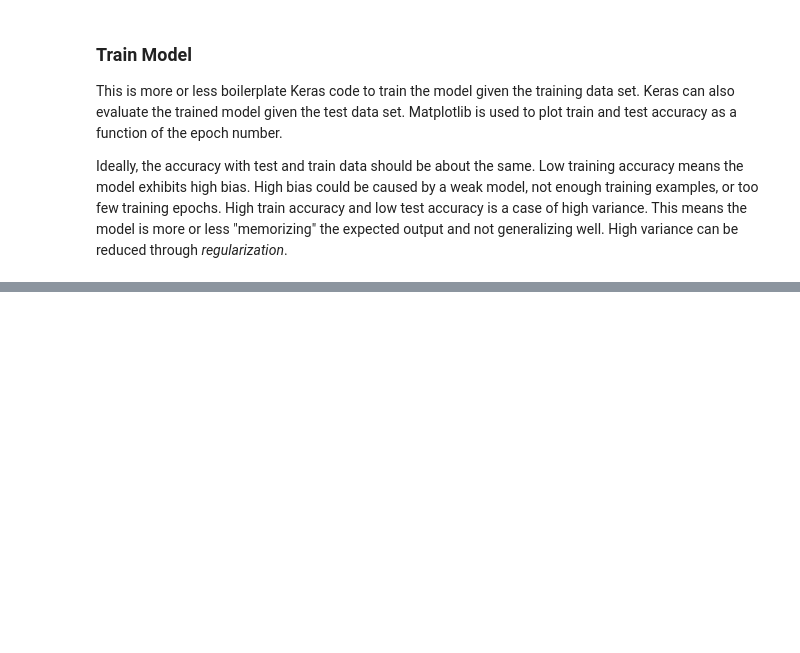
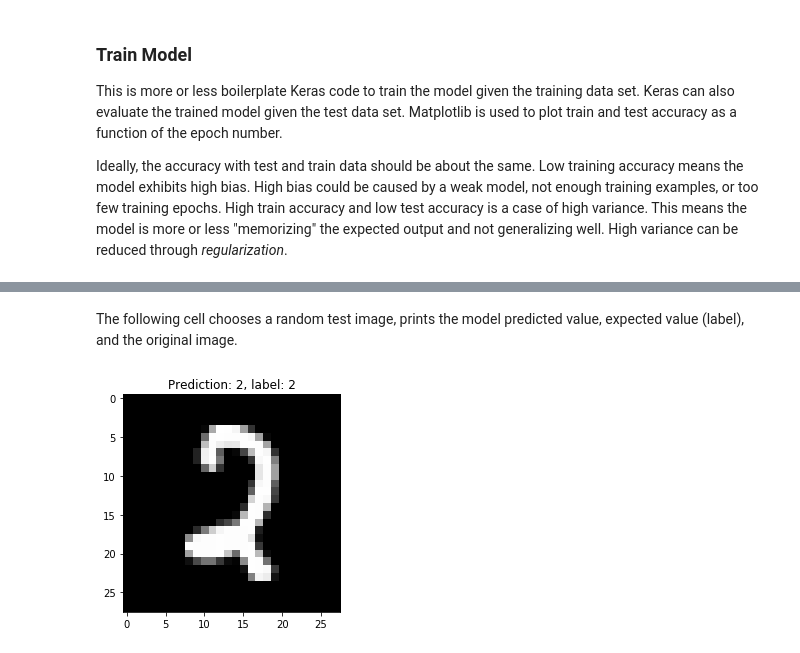
Before and after one commit to msiddalingaiah/MachineLearning, a Jupyter notebook: MNIST/MNIST_CNN_Training.ipynb, the cells around one changed output, grey strips where cells are left out. Saved outputs shown, nothing was run; the diff lists cells and outputs as text; code cells hidden in the pictures; blank space fills up the shorter version.

Commit message:
Add prediction to CNN notebook

```diff
--- a/MNIST/MNIST_CNN_Training.ipynb
+++ b/MNIST/MNIST_CNN_Training.ipynb
@@ -161,0 +159,12 @@ model.save_weights("weights_cnn.h5")
+# %%
+predictions = model.predict(x_test)
+most_likely = predictions.argmax(1)
+# %% [markdown]
+The following cell chooses a random test image, prints the model predicted value, expected value (label), and the original image.
+# %%
+index = random.randrange(10000)
+plt.title('Prediction: %d, label: %d' % (most_likely[index], y_test[index]))
+plt.imshow(orig_test[index], cmap='gray')
+plt.show()
+# %% [output]
+[figure, added]
```
Also changed, not shown: parts of 7 cells of this notebook.
